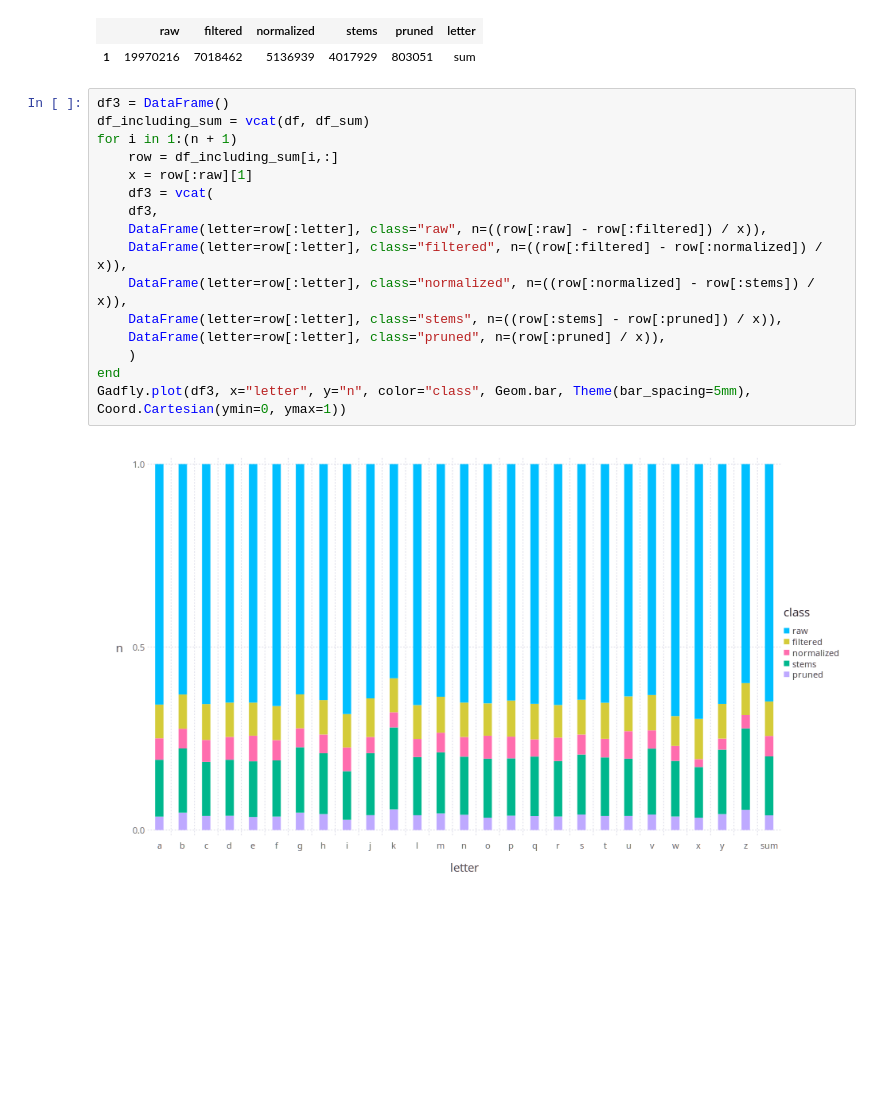
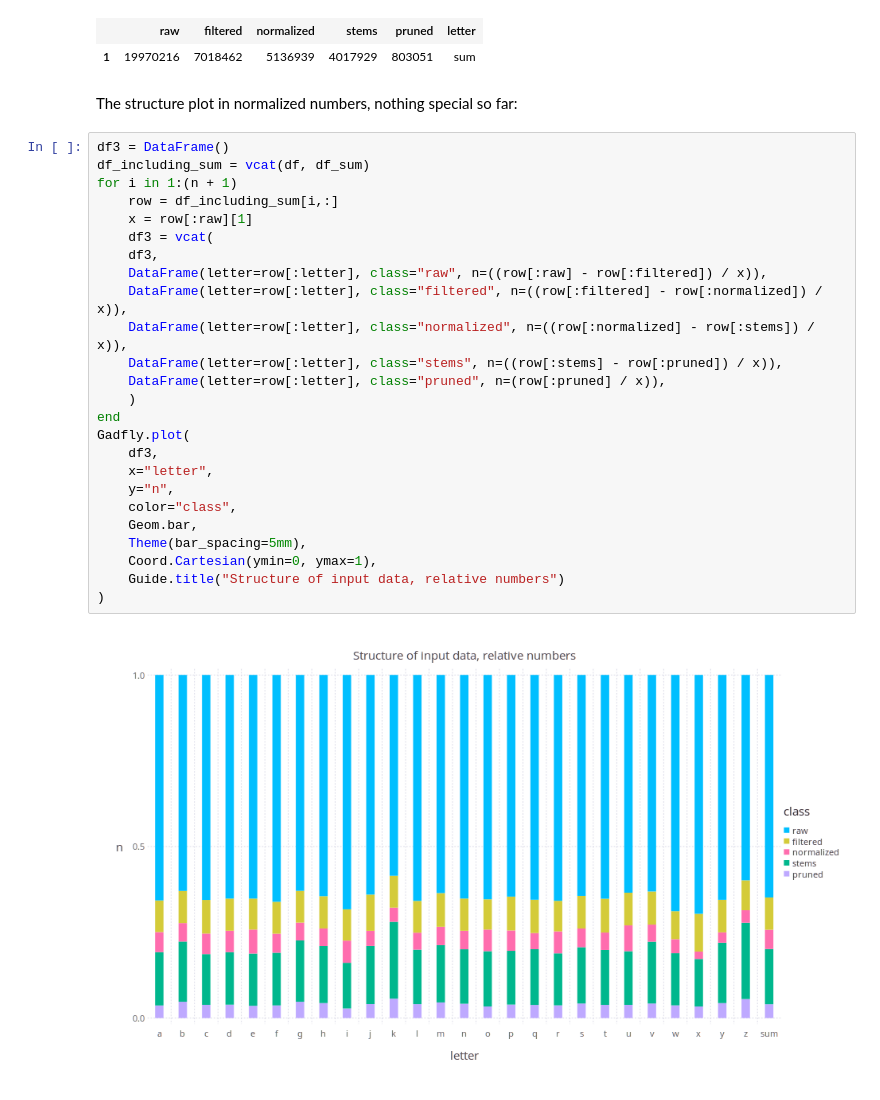
Before and after one commit to crepererum/casino_times, a Jupyter notebook: julia_notebooks/clean_up.ipynb, the cells around one changed output. Saved outputs shown, nothing was run; the diff lists cells and outputs as text; blank space fills up the shorter version.

```diff
--- a/julia_notebooks/clean_up.ipynb
+++ b/julia_notebooks/clean_up.ipynb
@@ -125,21 +126,32 @@ df_sum
 # %% [output]
 |  | raw | filtered | normalized | stems | pruned | letter |
 | 1 | 19970216 | 7018462 | 5136939 | 4017929 | 803051 | sum |
+# %% [markdown]
+The structure plot in normalized numbers, nothing special so far:
 # %%
 df3 = DataFrame()
 df_including_sum = vcat(df, df_sum)
 for i in 1:(n + 1)
     row = df_including_sum[i,:]
     x = row[:raw][1]
     df3 = vcat(
     df3,
     DataFrame(letter=row[:letter], class="raw", n=((row[:raw] - row[:filtered]) / x)),
     DataFrame(letter=row[:letter], class="filtered", n=((row[:filtered] - row[:normalized]) / x)),
     DataFrame(letter=row[:letter], class="normalized", n=((row[:normalized] - row[:stems]) / x)),
     DataFrame(letter=row[:letter], class="stems", n=((row[:stems] - row[:pruned]) / x)),
     DataFrame(letter=row[:letter], class="pruned", n=(row[:pruned] / x)),
     )
 end
-Gadfly.plot(df3, x="letter", y="n", color="class", Geom.bar, Theme(bar_spacing=5mm), Coord.Cartesian(ymin=0, ymax=1))
+Gadfly.plot(
+    df3,
+    x="letter",
+    y="n",
+    color="class",
+    Geom.bar,
+    Theme(bar_spacing=5mm),
+    Coord.Cartesian(ymin=0, ymax=1),
+    Guide.title("Structure of input data, relative numbers")
+)
 # %% [output]
-[figure, old version]
+[figure, new version]
```
Also changed, not shown: parts of 5 cells of this notebook, 6 other files.
